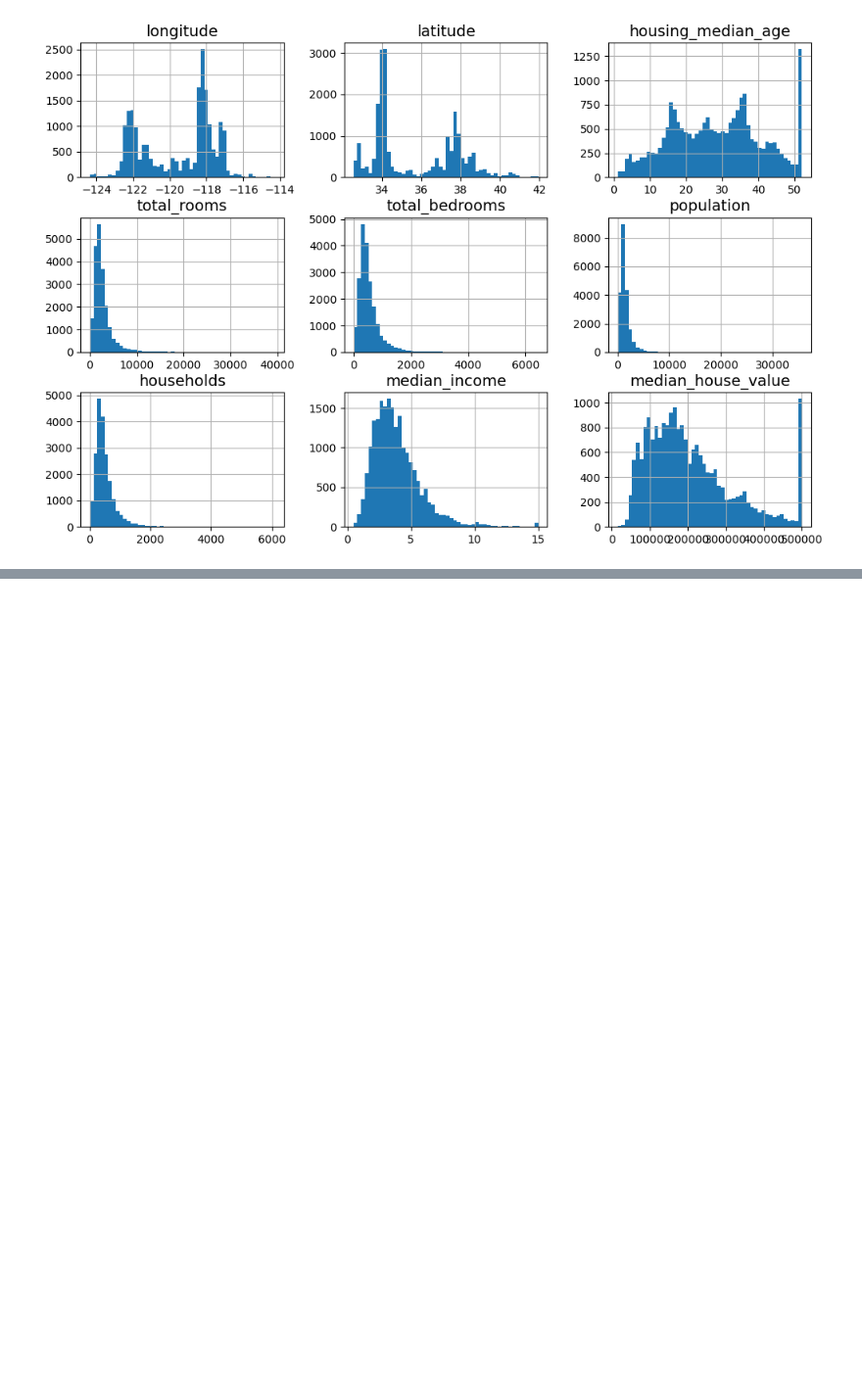
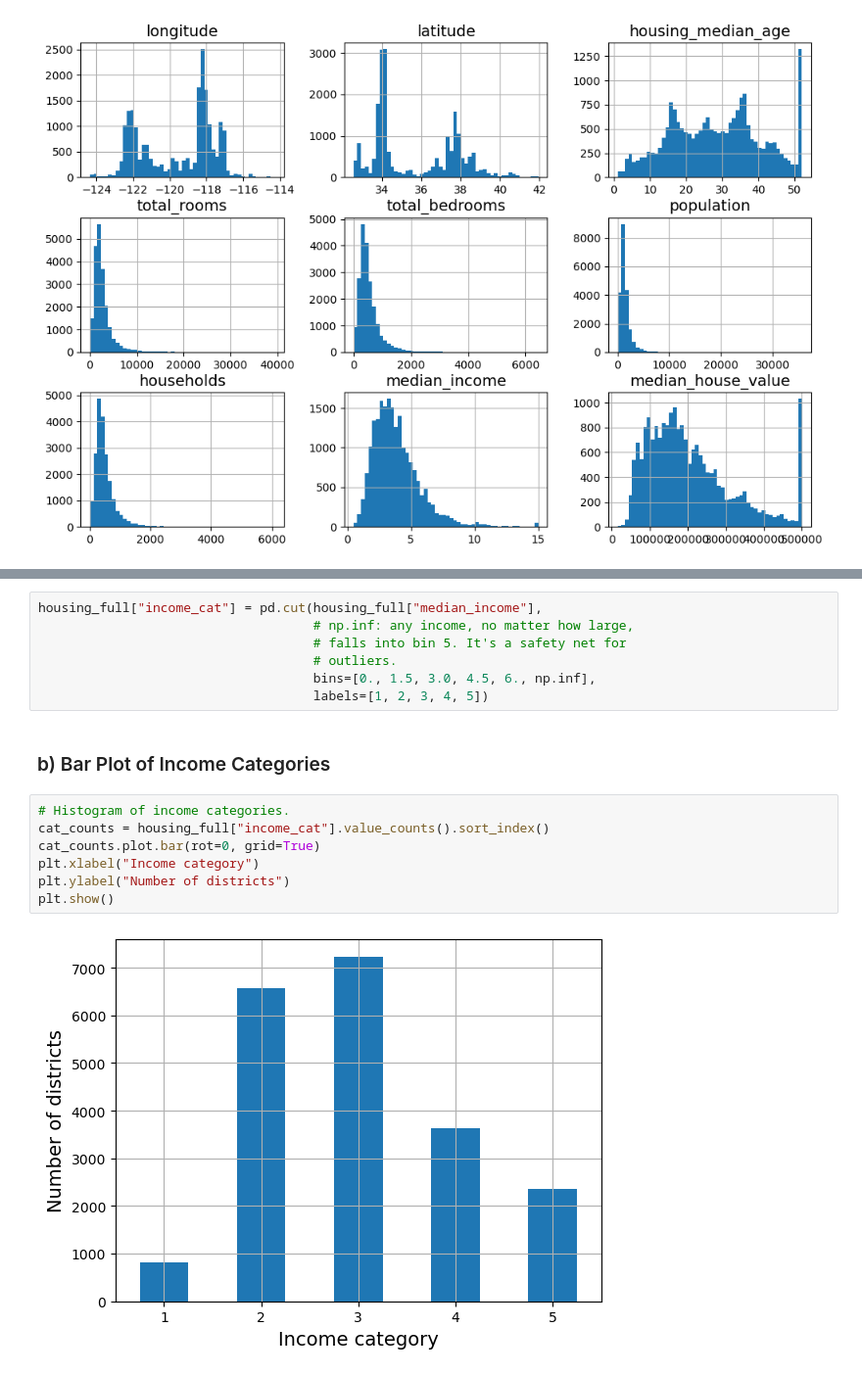
Before and after one commit to chrisanich/HOML_2026, a Jupyter notebook: 02_end_to_end_machine_learning_project.ipynb, the cells around one changed output, grey strips where cells are left out. Shown at 98% size. Cells and saved outputs as stored; diff of their text form; blank space fills up the shorter version.

```diff
--- a/02_end_to_end_machine_learning_project.ipynb
+++ b/02_end_to_end_machine_learning_project.ipynb
@@ -94,0 +183,18 @@ plt.show()
+# %%
+housing_full["income_cat"] = pd.cut(housing_full["median_income"],
+                                    # np.inf: any income, no matter how large,
+                                    # falls into bin 5. It's a safety net for
+                                    # outliers.
+                                    bins=[0., 1.5, 3.0, 4.5, 6., np.inf],
+                                    labels=[1, 2, 3, 4, 5])
+# %% [markdown]
+### b) Bar Plot of Income Categories
+# %%
+# Histogram of income categories.
+cat_counts = housing_full["income_cat"].value_counts().sort_index()
+cat_counts.plot.bar(rot=0, grid=True)
+plt.xlabel("Income category")
+plt.ylabel("Number of districts")
+plt.show()
+# %% [output]
+[figure, added]
```
Also changed, not shown: parts of 20 cells of this notebook.
